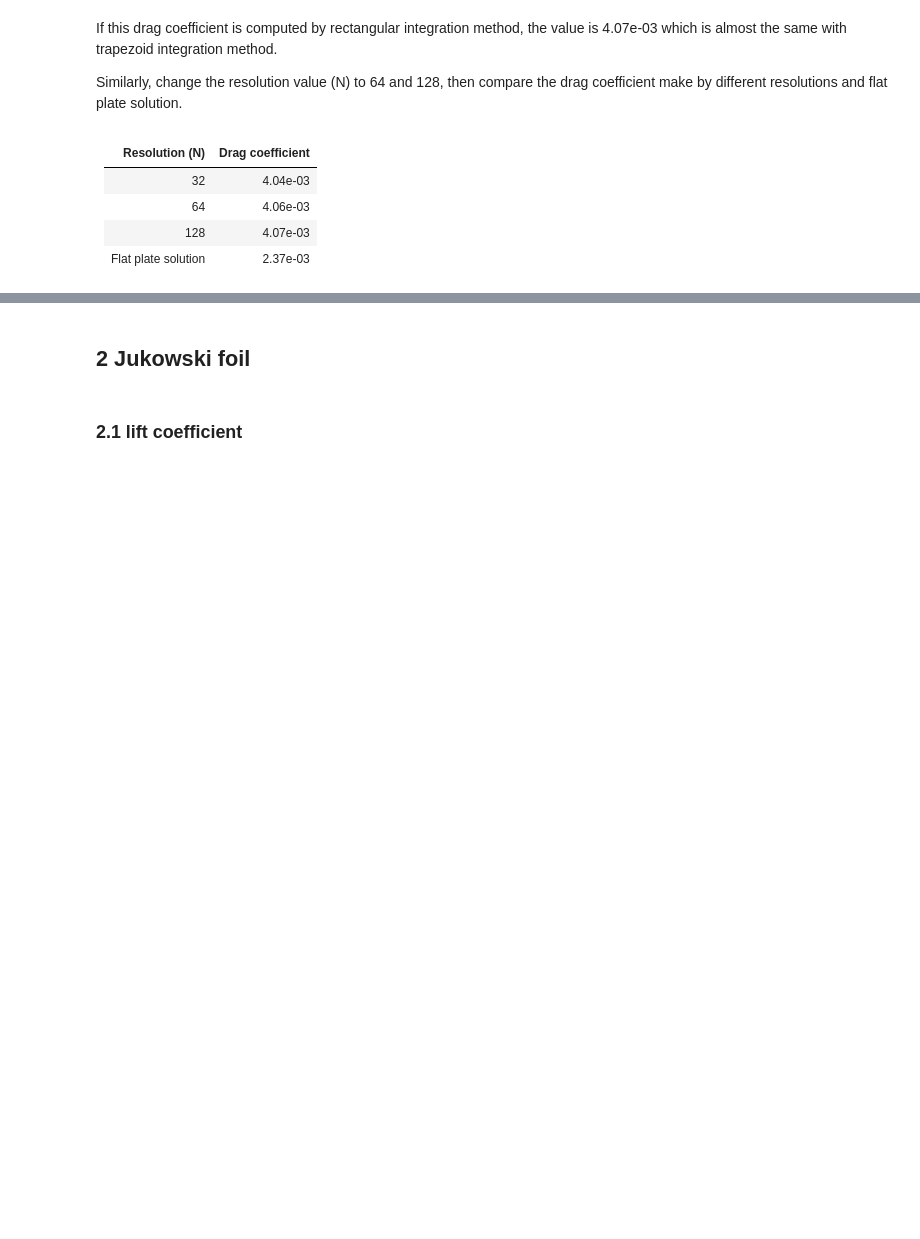
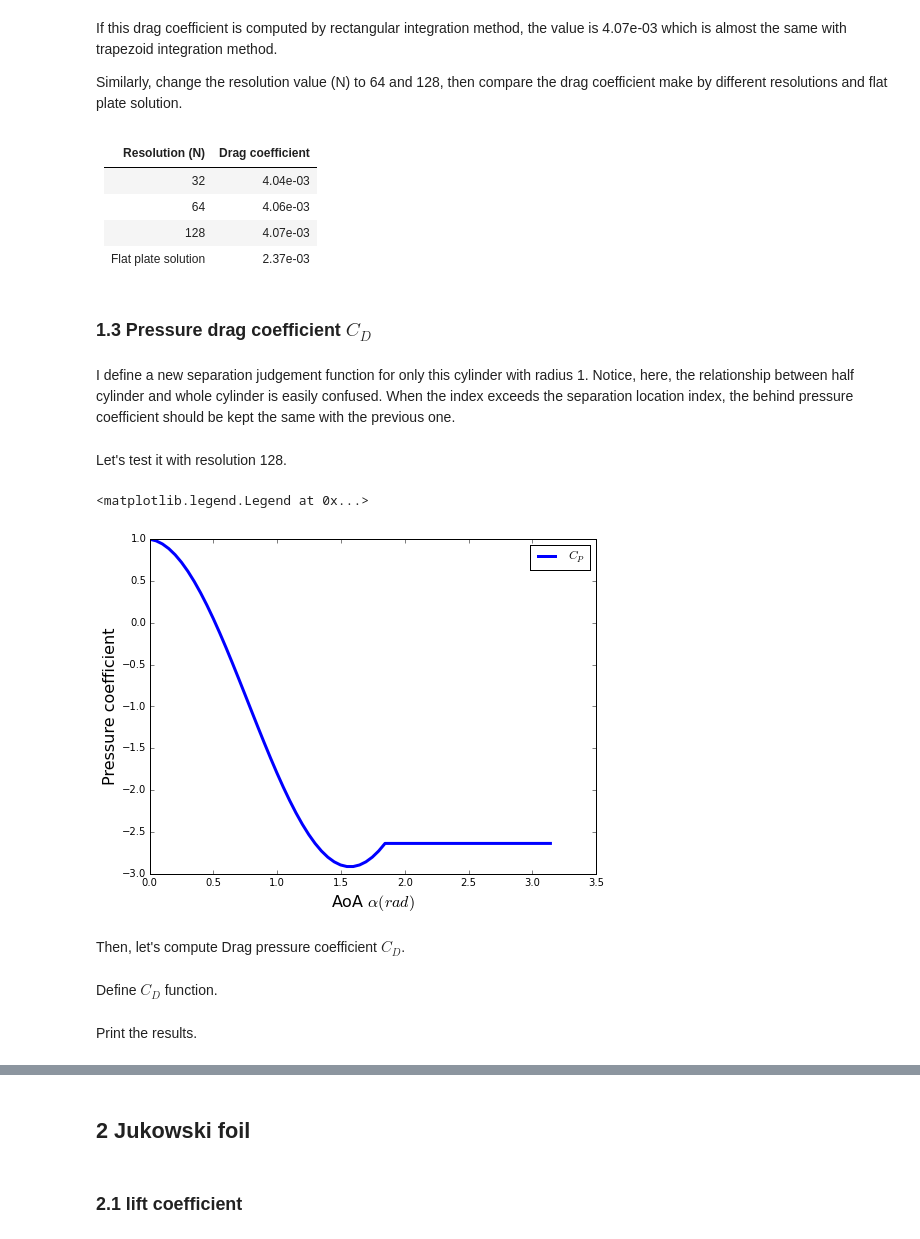
Before and after one commit to chenyongxin/MarineHydroCode, a Jupyter notebook: NumericalHydro.ipynb, the cells around one changed output, grey strips where cells are left out. Saved outputs shown, nothing was run; the diff lists cells and outputs as text; code cells hidden in the pictures; blank space fills up the shorter version.

```diff
--- a/NumericalHydro.ipynb
+++ b/NumericalHydro.ipynb
@@ -199,3 +203,37 @@ Similarly, change the resolution value (N) to 64 and 128, then compare the drag
 | 64                  | 4.06e-03 |
 | 128                 | 4.07e-03 |
 | Flat plate solution | 2.37e-03   |
+# %% [markdown]
+### 1.3 Pressure drag coefficient $C_D$
+# %% [markdown]
+I define a new separation judgement function for only this cylinder with radius 1. Notice, here, the relationship between half cylinder and whole cylinder is easily confused. When the index exceeds the separation location index, the behind pressure coefficient should be kept the same with the previous one.
+# %%
+def new_predict_cylinder_separation(N=128,alpha=0,nu=1.e-5):
+    # This is cylinder's separation information.
+    s = numpy.linspace(0,2*numpy.pi,N)            # distance goes from 0..pi
+    u_e = 2.*numpy.sin(s)                       # velocity
+    du_e = 2.*numpy.cos(s)
+    delta, lam, iSep = march(s,u_e,du_e,nu)
+    p = numpy.empty([N])
+    circle = new_make_circle(N)
+    solve_gamma_kutta(circle)
+    p = pressure(circle)                    # This is pressure value
+    for i in range(N):
+        if i > iSep:
+            p[i] = p[i-1]
+    return p[:N/2]
+# %% [markdown]
+Let's test it with resolution 128.
+# %%
+N = 128
+p = new_predict_cylinder_separation(N,alpha=0,nu=1.e-5)
+pyplot.figure(figsize=(8,6))
+pyplot.ylabel(r'Pressure coefficient',fontsize=16)
+pyplot.xlabel(r'AoA $\alpha (rad)$',fontsize=16)
+pyplot.plot(numpy.linspace(0,numpy.pi,N/2),p,lw=3, c='b', label='$C_P$')
+pyplot.legend(loc='upper right')
+# %% [output]
+<matplotlib.legend.Legend at 0x...>
+[figure, added]
+# %% [markdown]
+Then, let's compute Drag pressure coefficient $C_D$.
@@ -201,0 +247,2 @@ Similarly, change the resolution value (N) to 64 and 128, then compare the drag
+# %% [markdown]
+Define $C_D$ function.
@@ -201,0 +255,2 @@ Similarly, change the resolution value (N) to 64 and 128, then compare the drag
+# %% [markdown]
+Print the results.
```
Also changed, not shown: parts of 23 cells of this notebook, 3 other files.
